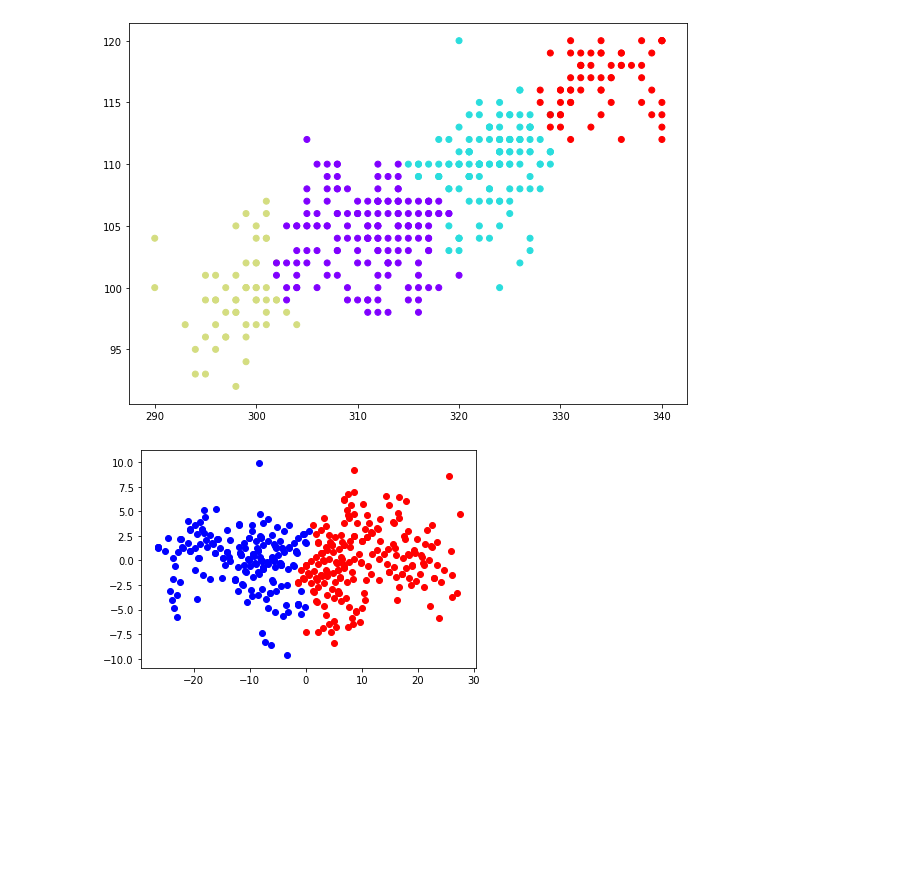
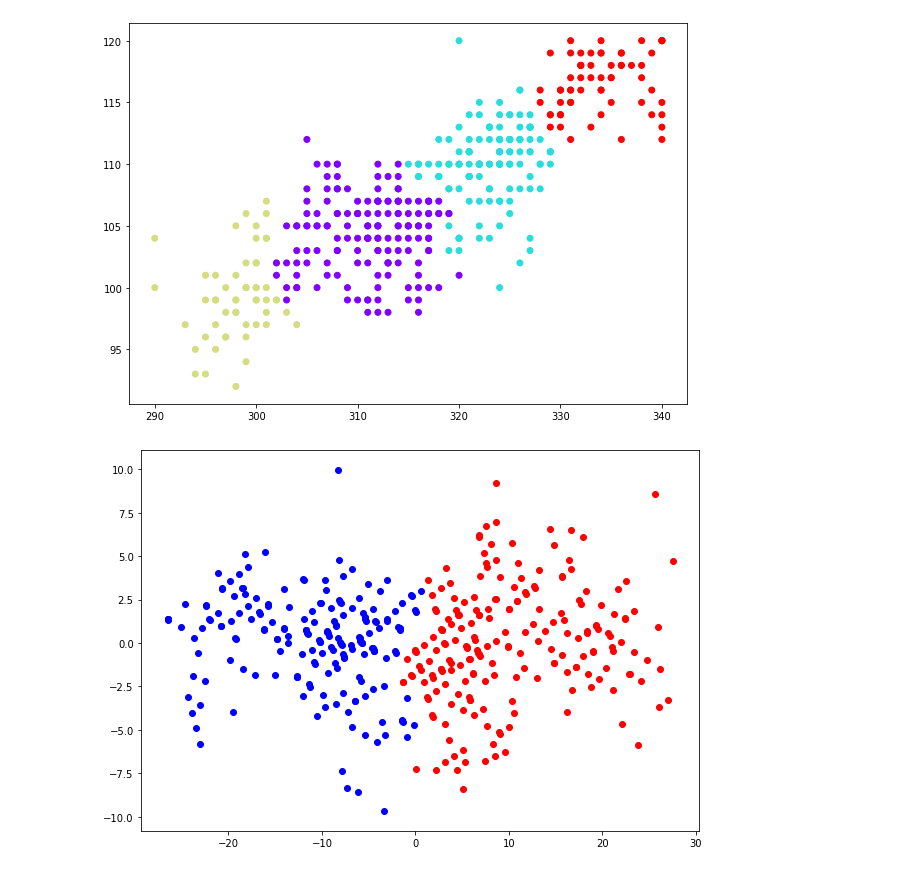
Before and after one commit to kabalord/clustering, a Jupyter notebook: entrainementclustering/clusteringAdmissionvr2.ipynb, the cells around one changed output. Cells and saved outputs as stored; diff of their text form; code cells hidden in the pictures; blank space fills up the shorter version.

```diff
--- a/entrainementclustering/clusteringAdmissionvr2.ipynb
+++ b/entrainementclustering/clusteringAdmissionvr2.ipynb
@@ -243,12 +243,13 @@ plt.scatter(Admission.iloc[:,0], Admission.iloc[:,1], c=cluster4.labels_, cmap='
 # %%
 #Avec l’ACP, nous tenons compte des liaisons entre les variables. L’analyse est plus riche.
 from sklearn.decomposition import PCA
 acp = PCA(n_components=2).fit_transform(Admission)
+plt.figure(figsize=(10, 7))
 for couleur,k in zip(['red','blue','lawngreen','aqua'],[0,1,2,3]):
     plt.scatter(acp[cluster2.labels_==k,0],acp[cluster2.labels_==k,1],c=couleur)
 plt.show()
 # %% [output]
-[figure, old version]
+[figure, new version]
 # %%
 #Avec l’ACP, nous tenons compte des liaisons entre les variables. L’analyse est plus riche.
 from sklearn.decomposition import PCA
```
Also changed, not shown: parts of 1 cell of this notebook, 1 other file.
